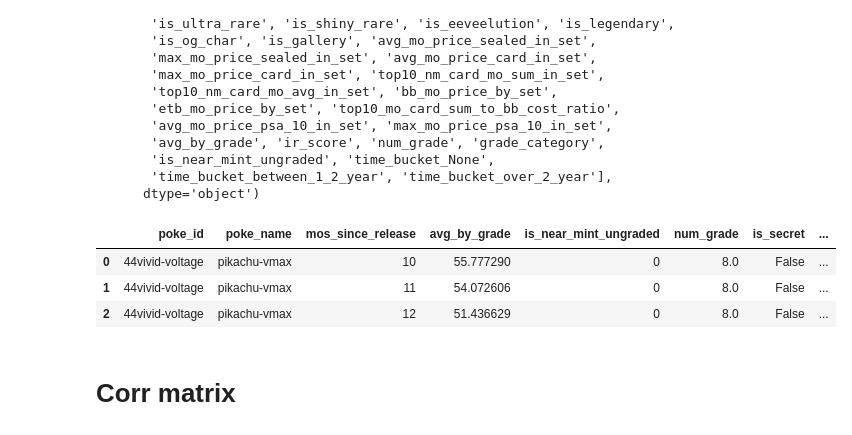
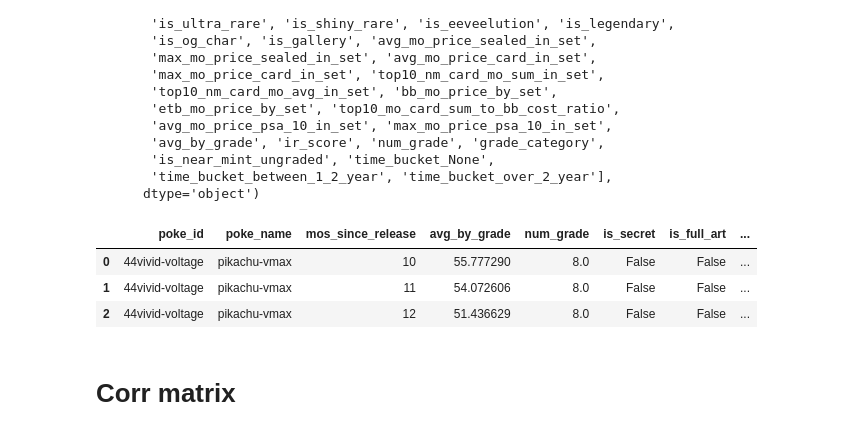
Before and after one commit to kennneth1/PokeAI, a Jupyter notebook: training/experiment.ipynb, the cells around one changed output. Cells and saved outputs as stored; diff of their text form; code cells hidden in the pictures.

```diff
--- a/training/experiment.ipynb
+++ b/training/experiment.ipynb
@@ -175,22 +170,24 @@ Index(['date', 'price', 'grade', 'poke_name', 'poke_no', 'set_name',
        'time_bucket_between_1_2_year', 'time_bucket_over_2_year'],
       dtype='object')
 # %%
-features = ["mos_since_release", "avg_by_grade",
-            'is_near_mint_ungraded',
-            #'grade_category',
+features = ["mos_since_release",
+            "avg_by_grade",
             'num_grade',
-            'is_secret', 'is_full_art', 'is_eeveelution', 'is_legendary',
-       'is_og_char',
+            'is_secret',
+            'is_full_art',
+            'is_eeveelution',
+            'is_legendary',
+            'is_og_char',
             'bb_mo_price_by_set',
             'ir_score'
            ]
 
 df[["poke_id"]+["poke_name"]+features+["price"]].head(3)
 # %% [output]
-|  | poke_id | poke_name | mos_since_release | avg_by_grade | is_near_mint_ungraded | num_grade | is_secret | ... |
-| 0 | 44vivid-voltage | pikachu-vmax | 10 | 55.777290 | 0 | 8.0 | False | ... |
-| 1 | 44vivid-voltage | pikachu-vmax | 11 | 54.072606 | 0 | 8.0 | False | ... |
-| 2 | 44vivid-voltage | pikachu-vmax | 12 | 51.436629 | 0 | 8.0 | False | ... |
+|  | poke_id | poke_name | mos_since_release | avg_by_grade | num_grade | is_secret | is_full_art | ... |
+| 0 | 44vivid-voltage | pikachu-vmax | 10 | 55.777290 | 8.0 | False | False | ... |
+| 1 | 44vivid-voltage | pikachu-vmax | 11 | 54.072606 | 8.0 | False | False | ... |
+| 2 | 44vivid-voltage | pikachu-vmax | 12 | 51.436629 | 8.0 | False | False | ... |
 # %% [markdown]
 # Corr matrix
 # %%
```
Also changed, not shown: parts of 12 cells of this notebook.
